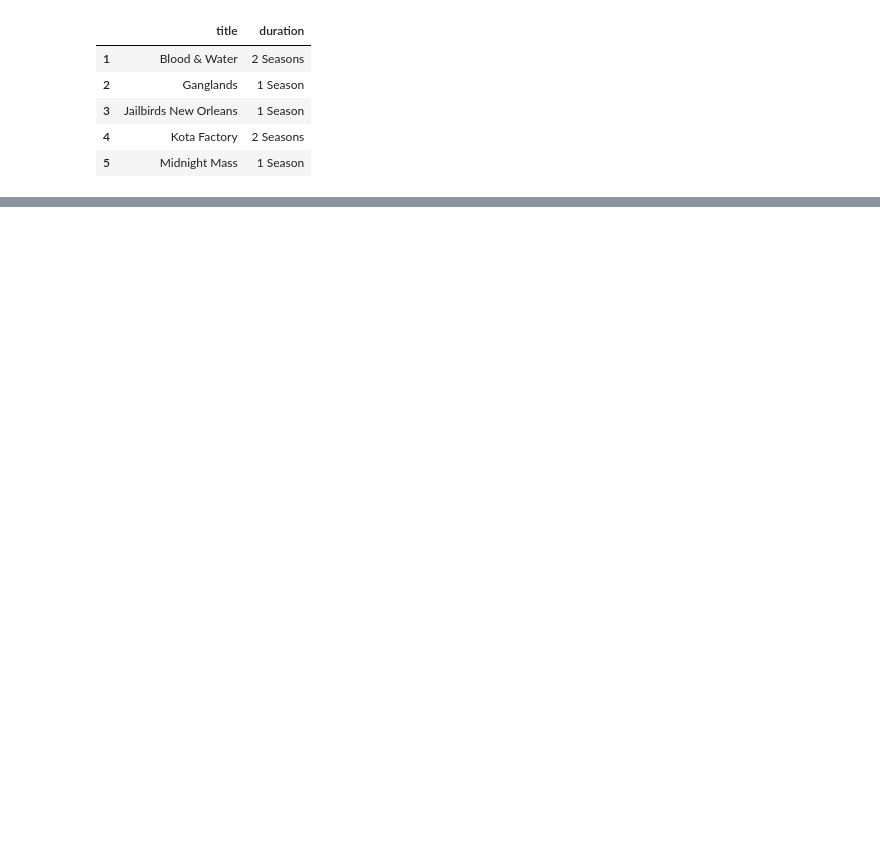
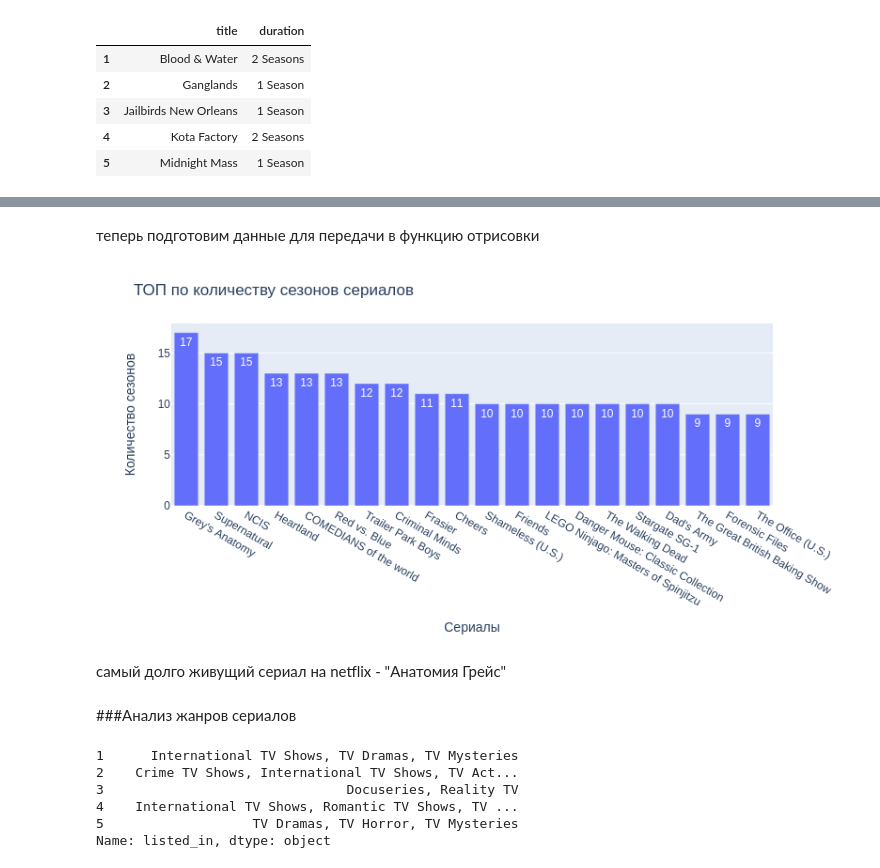
Before and after one commit to ArtemKarDev/Kaggle, a Jupyter notebook: EDA_Netflix_Kaggle.ipynb, the cells around one changed output, grey strips where cells are left out. Drawn from its saved outputs; the diff is of its cells as text; code cells hidden in the pictures; blank space fills up the shorter version.

```diff
--- a/EDA_Netflix_Kaggle.ipynb
+++ b/EDA_Netflix_Kaggle.ipynb
@@ -477,6 +492,6 @@ get_graph_counts(countries, "Количество упоминаний стра
 # %%
 features = ['title','duration']
-durations = netflix_shows[features]
+durations = netflix_shows[features].copy()
 durations[:5]
 # %% [output]
 |  | title | duration |
@@ -487,0 +505,9 @@ durations[:5]
+# %%
+def get_int_seasons(text):
+    text = text.replace(' Season','')  # очищаем от слов и букв
+    text = text.replace('s','')
+    number = int(text)
+    return number
+
+durations['no_of_seasons'] = durations['duration'].apply(lambda x: get_int_seasons(x))
+durations.head(5)
@@ -488,16 +521,26 @@ durations[:5]
+# %% [markdown]
+теперь подготовим данные для передачи в функцию отрисовки
 # %%
-durations['no_of_seasons'] = durations['duration'].str.replace(' Season','')
-durations
-
-durations['no_of_seasons']
-durations
-
-durations['no_of_seasons'].str.replace('s', '')
-
-durations['no_of_seasons'] = durations['no_of_seasons'].astype(str).astype(int)
-durations
-
 t = ['title', 'no_of_seasons' ]
 top = durations[t]
 
-top = top. sort_values(by='no_of_seasons', ascending=False)
+top = top.sort_values(by='no_of_seasons', ascending=False)
+# %%
+top = durations[t].sort_values(by='no_of_seasons', ascending=False).set_index('title')[:20].to_dict()
+# %%
+get_graph_counts(top['no_of_seasons'].items(), "ТОП по количеству сезонов сериалов", "Сериалы", "Количество сезонов")
+# %% [output]
+[figure, added]
+# %% [markdown]
+самый долго живущий сериал на netflix - "Анатомия Грейс"
+# %% [markdown]
+###Анализ жанров сериалов
+# %%
+netflix_shows['listed_in'].head()
+# %% [output]
+1      International TV Shows, TV Dramas, TV Mysteries
+2    Crime TV Shows, International TV Shows, TV Act...
+3                               Docuseries, Reality TV
+4    International TV Shows, Romantic TV Shows, TV ...
+5                   TV Dramas, TV Horror, TV Mysteries
+Name: listed_in, dtype: object
```
Also changed, not shown: parts of 43 cells of this notebook.
